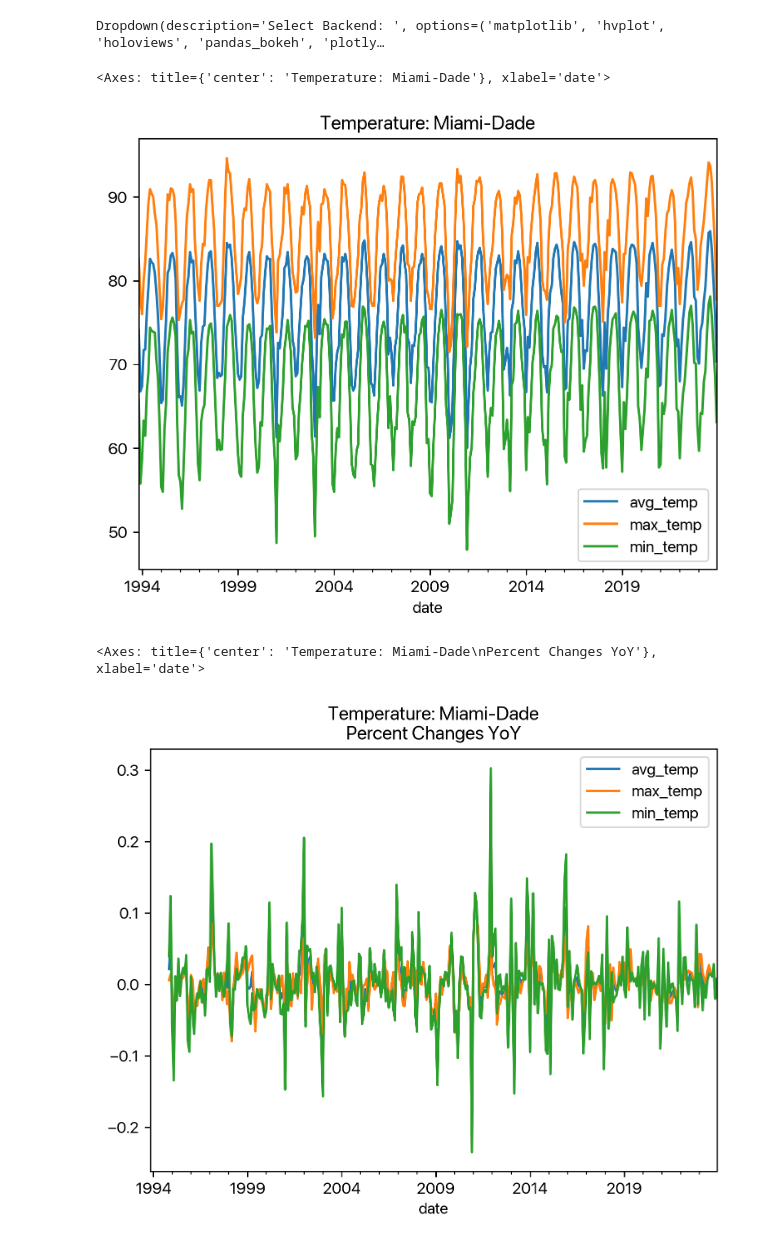
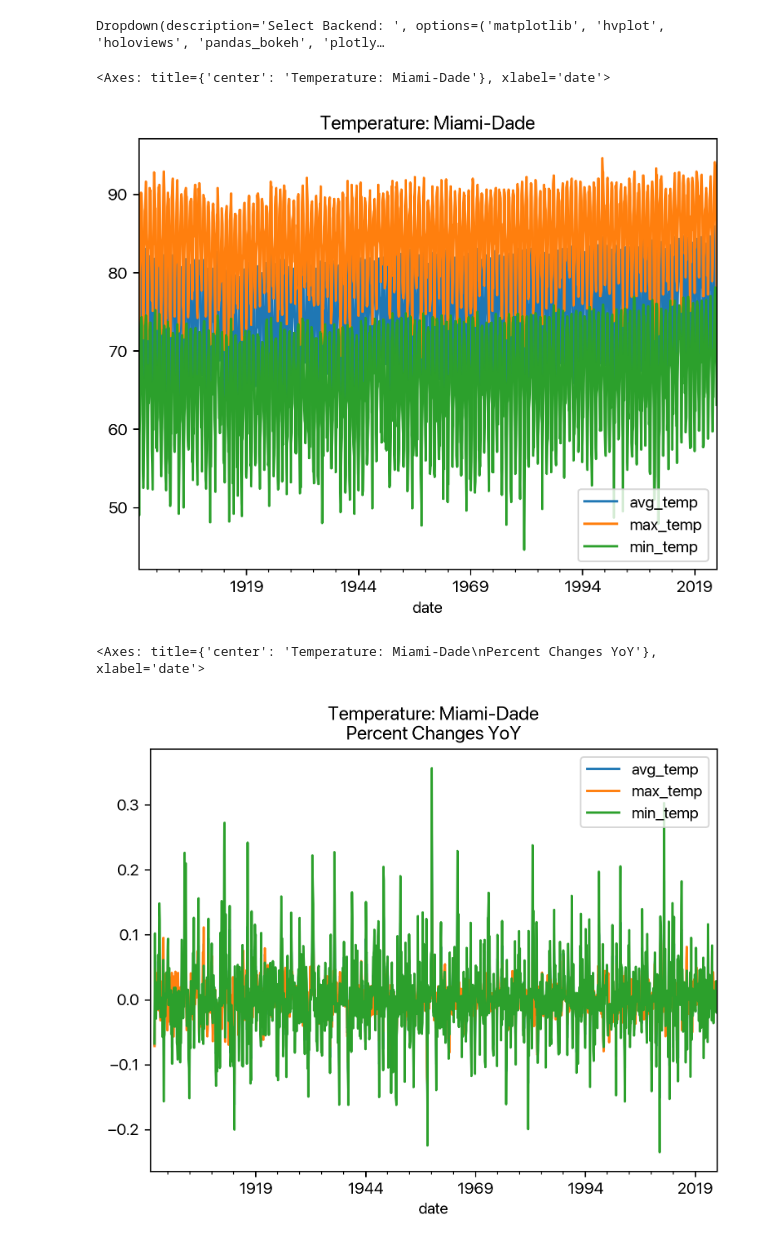
Before and after one commit to danielcs88/fl_noaa, a Jupyter notebook: Exploratory.ipynb, the cells around one changed output. Drawn from its saved outputs; the diff is of its cells as text; code cells hidden in the pictures.

```diff
--- a/Exploratory.ipynb
+++ b/Exploratory.ipynb
@@ -31,17 +31,19 @@ Dropdown(description='Select Backend: ', options=('matplotlib', 'hvplot', 'holov
 TEMP = pd.read_parquet("temp.parquet")
 PRECIPITATION = pd.read_parquet("precipitation.parquet")
 # %%
-TEMP.query("fips == 12086").truncate(before="11/1993")[
+# TEMP.query("fips == 12086").truncate(before="11/1993")[
+TEMP.query("fips == 12086")[
     ["avg_temp", "max_temp", "min_temp"]
 ].plot(title="Temperature: Miami-Dade")
 # %% [output]
 <Axes: title={'center': 'Temperature: Miami-Dade'}, xlabel='date'>
-[figure, old version]
+[figure, new version]
 # %%
-TEMP.query("fips == 12086").truncate(before="11/1993")[
+# TEMP.query("fips == 12086").truncate(before="11/1993")[
+TEMP.query("fips == 12086")[
     ["avg_temp", "max_temp", "min_temp"]
 ].pct_change(12).plot(title="Temperature: Miami-Dade\nPercent Changes YoY")
 # %% [output]
 <Axes: title={'center': 'Temperature: Miami-Dade\nPercent Changes YoY'}, xlabel='date'>
-[figure, old version]
+[figure, new version]
 # %%
```
Also changed, not shown: parts of 2 cells of this notebook, 4 other files.
